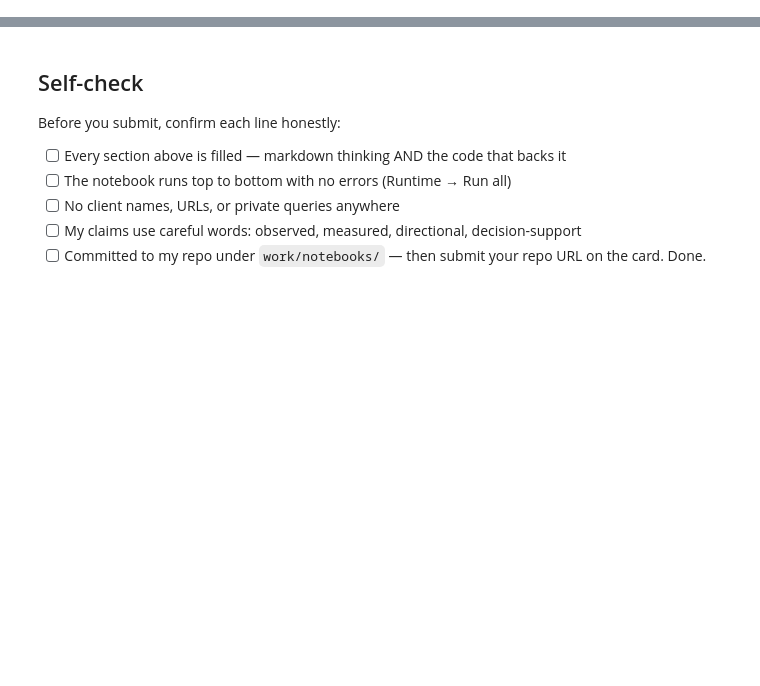
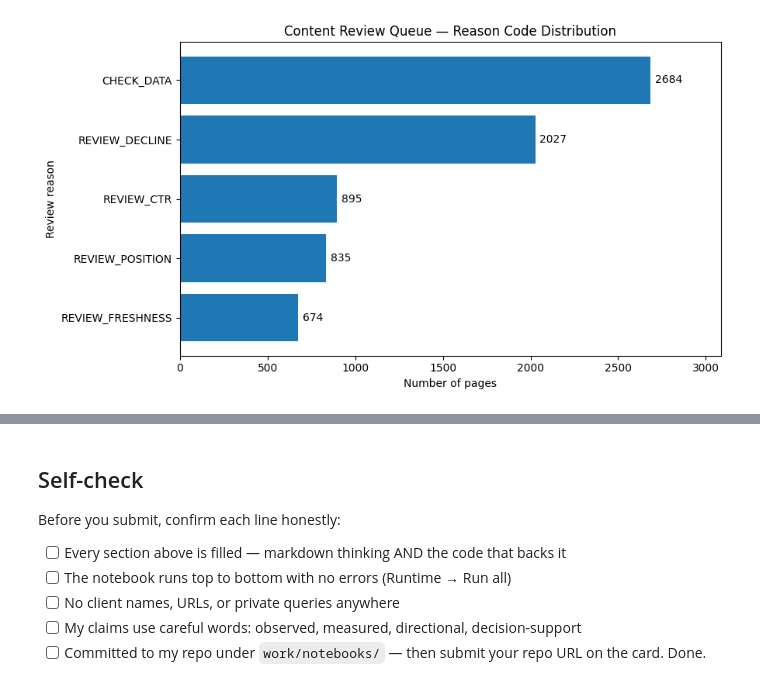
Before and after one commit to Ladinski/flyrank-ml-internship, a Jupyter notebook: work/notebooks/w07_action_playbook.ipynb, the cells around one changed output, grey strips where cells are left out. Saved outputs shown, nothing was run; the diff lists cells and outputs as text; code cells hidden in the pictures; blank space fills up the shorter version.

Commit message:
Complete ML-10 content action playbook and research exports

```diff
--- a/work/notebooks/w07_action_playbook.ipynb
+++ b/work/notebooks/w07_action_playbook.ipynb
@@ -43,0 +431,86 @@ This skeleton is yours to fill. Work the sections **in order** — each one has
+# %%
+
+import json
+import matplotlib.pyplot as plt
+from pathlib import Path
+
+# Output directories inside the repository
+outputs_dir = repo / "work" / "outputs"
+figures_dir = repo / "work" / "figures"
+
+outputs_dir.mkdir(parents=True, exist_ok=True)
+figures_dir.mkdir(parents=True, exist_ok=True)
+
+# 1. Export full ranked queue (ignored by Git)
+queue_path = outputs_dir / "w07_ranked_action_queue.csv"
+queue_export.to_csv(queue_path, index=False)
+
+# 2. Compute evaluation metrics
+top50 = queue.head(50)
+
+precision_50 = float(
+    top50["is_declining_label"].mean()
+)
+
+reason_counts = {
+    str(key): int(value)
+    for key, value in
+    queue_export["reason_code"].value_counts().items()
+}
+
+metrics = {
+    "project": "Refresh / Content Opportunity Scoring",
+    "validation": "Client-holdout GroupShuffleSplit",
+    "random_state": 42,
+    "training_pages": int(len(train_idx)),
+    "test_pages": int(len(test_idx)),
+    "ranked_pages": int(len(queue_export)),
+    "precision_at_50": precision_50,
+    "top_50_correct": int(
+        top50["is_declining_label"].sum()
+    ),
+    "top_50_false_positives": int(
+        50 - top50["is_declining_label"].sum()
+    ),
+    "reason_code_counts": reason_counts,
+    "limitations": [
+        "Observed decline classification, not future causal uplift",
+        "Single client-holdout split",
+        "Model probabilities are uncalibrated",
+        "Temporal feature availability is not fully verified",
+        "All actions require human approval"
+    ]
+}
+
+metrics_path = outputs_dir / "w07_action_metrics.json"
+
+with open(metrics_path, "w", encoding="utf-8") as f:
+    json.dump(metrics, f, indent=2)
+
+# 3. Save a figure for the research paper
+counts = queue_export["reason_code"].value_counts().sort_values()
+
+fig, ax = plt.subplots(figsize=(9, 5))
+ax.barh(counts.index, counts.values)
+
+ax.set_title("Content Review Queue — Reason Code Distribution")
+ax.set_xlabel("Number of pages")
+ax.set_ylabel("Review reason")
+
+for i, value in enumerate(counts.values):
+    ax.text(value + 25, i, str(value), va="center")
+
+ax.set_xlim(0, counts.max() * 1.15)
+plt.tight_layout()
+
+figure_path = figures_dir / "w07_reason_code_distribution.png"
+fig.savefig(figure_path, dpi=180, bbox_inches="tight")
+plt.show()
+
+print("Queue CSV:", queue_path)
+print("Metrics JSON:", metrics_path)
+print("Figure:", figure_path)
+print("Precision@50:", precision_50)
+print("Exports completed.")
+# %% [output]
+[figure, added]
```
Also changed, not shown: parts of 13 cells of this notebook.
